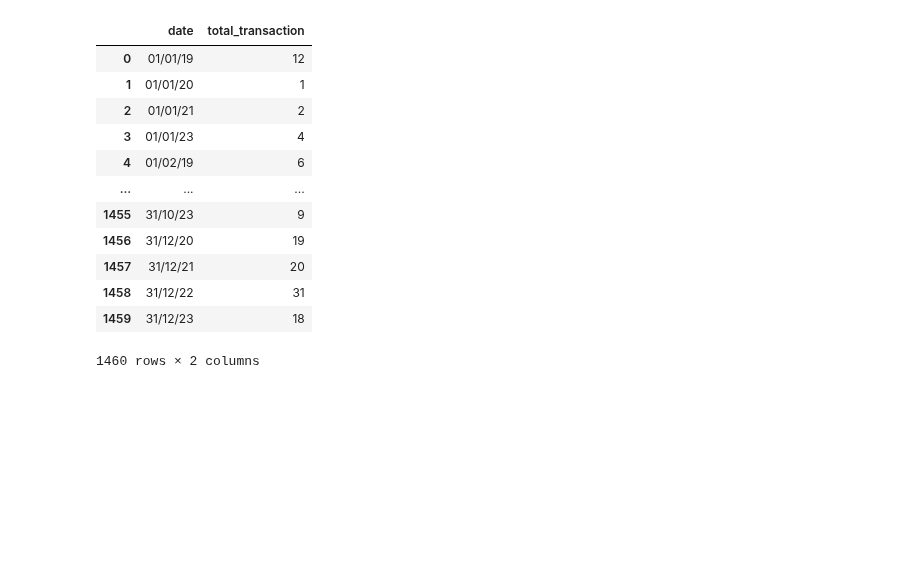
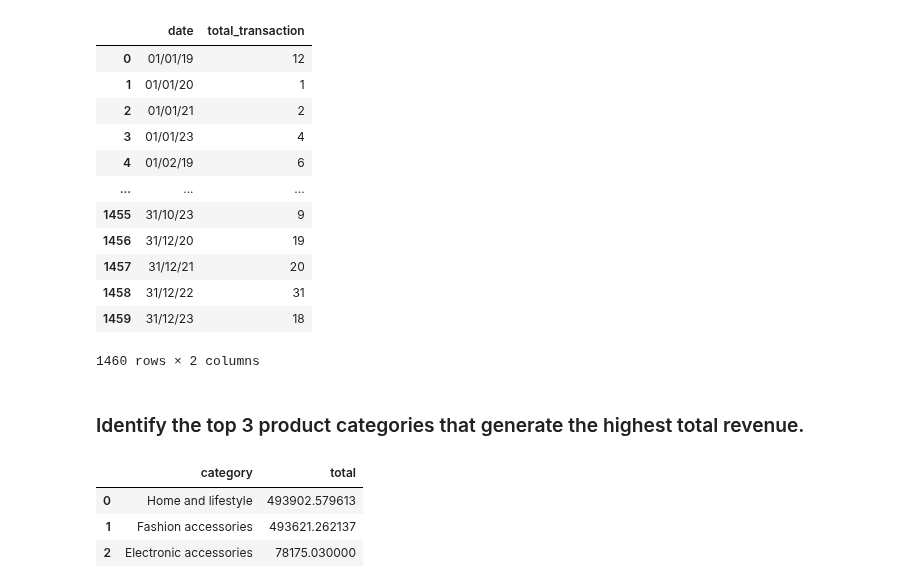
Before and after one commit to Himmu5/data-analysis, a Jupyter notebook: notebooks/wallmart_analysis.ipynb, the cells around one changed output. Drawn from its saved outputs; the diff is of its cells as text; code cells hidden in the pictures; blank space fills up the shorter version.

Commit message:
feat: more analysis added for walmart data

```diff
--- a/notebooks/wallmart_analysis.ipynb
+++ b/notebooks/wallmart_analysis.ipynb
@@ -277,3 +277,12 @@ pd.read_sql("select date, COUNT(*) as total_transaction from walmart GROUP BY da
 | 1458 | 31/12/22 | 31 |
 | 1459 | 31/12/23 | 18 |
 1460 rows × 2 columns
+# %% [markdown]
+### Identify the top 3 product categories that generate the highest total revenue.
+# %%
+pd.read_sql('SELECT category, SUM(total) as total FROM walmart group by category ORDER BY total DESC LIMIT 3;', con=conn)
+# %% [output]
+|  | category | total |
+| 0 | Home and lifestyle | 493902.579613 |
+| 1 | Fashion accessories | 493621.262137 |
+| 2 | Electronic accessories | 78175.030000 |
```
Also changed, not shown: parts of 6 cells of this notebook.
